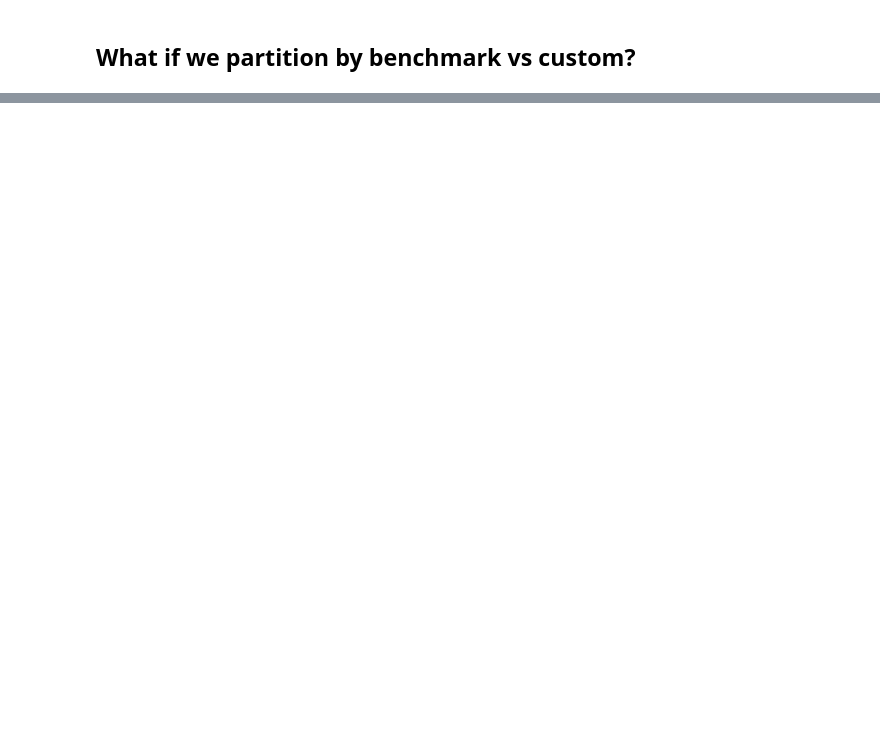
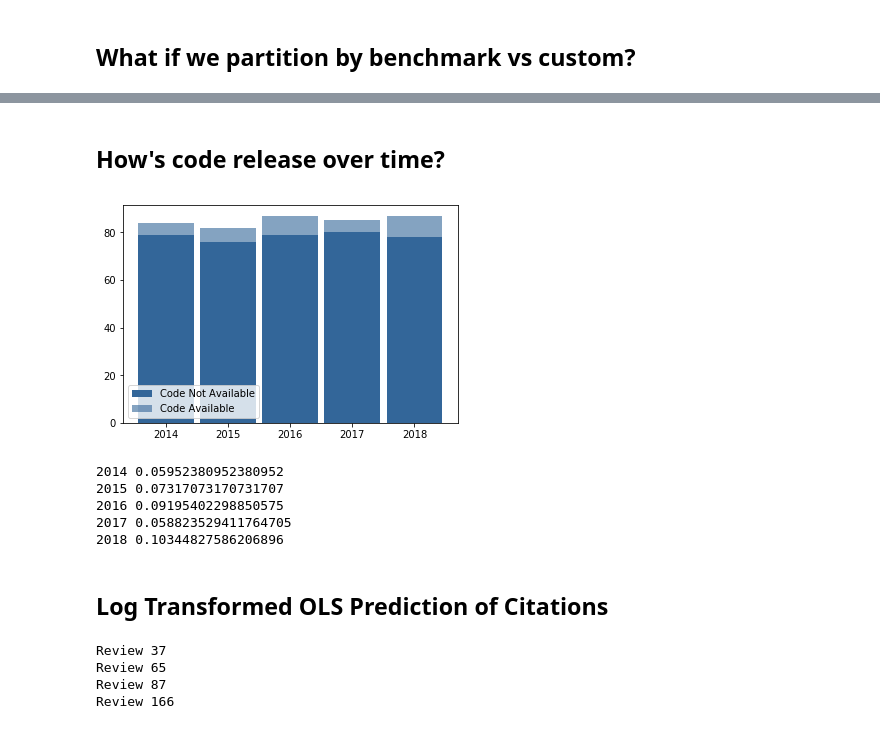
Before and after one commit to neheller/labels19, a Jupyter notebook: analyze.ipynb, the cells around one changed output, grey strips where cells are left out. Drawn from its saved outputs; the diff is of its cells as text; code cells hidden in the pictures; blank space fills up the shorter version.

```diff
--- a/analyze.ipynb
+++ b/analyze.ipynb
@@ -126,0 +298,38 @@ Excluding... [243.66666667]
+# %% [markdown]
+## How's code release over time?
+# %%
+bnch_counts = [0 for _ in range(5)]
+cstm_counts = [0 for _ in range(5)]
+
+for d in data:
+    year = 4 - 2018 + int(d["year"])
+    if not used_custom_data(d) and not used_any_benchmark(d):
+        continue
+    if released_code(d):
+        try:
+            bnch_counts[year] = bnch_counts[year] + 1
+        except ValueError:
+            print(d["ind"], "needs reviewing")
+    else:
+        try:
+            cstm_counts[year] = cstm_counts[year] + 1
+        except ValueError:
+            print(d["ind"], "needs reviewing")
+
+years = range(2014, 2019)
+plt.bar(years, cstm_counts, 0.9, color=(0.2, 0.4, 0.6, 1.0))
+plt.bar(years, bnch_counts, 0.9, bottom=cstm_counts, color=(0.2, 0.4, 0.6, 0.6))
+plt.legend(["Code Not Available", "Code Available", "Benchmark"], loc="lower left")
+plt.show()
+
+for i in range(5):
+    print(years[i], bnch_counts[i]/(bnch_counts[i]+cstm_counts[i]))
+# %% [output]
+[figure, added]
+2014 0.05952380952380952
+2015 0.07317073170731707
+2016 0.09195402298850575
+2017 0.058823529411764705
+2018 0.10344827586206896
+# %% [markdown]
+## Log Transformed OLS Prediction of Citations
@@ -126,0 +341,27 @@ Excluding... [243.66666667]
+# %%
+# Load data into a Pandas DataFrame
+data_mat = []
+target_mat = []
+column_names = ["ind", "is_open_access", "did_release_code", "public_data"]
+target_name = ["log_citations"]
+for d in data:
+    if not used_custom_data(d) and not used_any_benchmark(d):
+        continue
+    try:
+        ind = int(d["ind"])
+        years_elapsed = 2019 - int(d["year"])
+        if int(d["citations"])/years_elapsed > 100:
+            raise ValueError
+        is_open_access = int(open_access(d))
+        did_release_code = int(released_code(d))
+        public_data = int(used_any_benchmark(d))
+        targ_val = np.log(int(d["citations"])/years_elapsed+1)
+        data_mat = data_mat + [[ind, is_open_access, did_release_code, public_data]]
+        target_mat = target_mat + [targ_val]
+    except ValueError:
+        print("Review", d["ind"])
+# %% [output]
+Review 37
+Review 65
+Review 87
+Review 166
```
Also changed, not shown: parts of 17 cells of this notebook, 2 other files.
